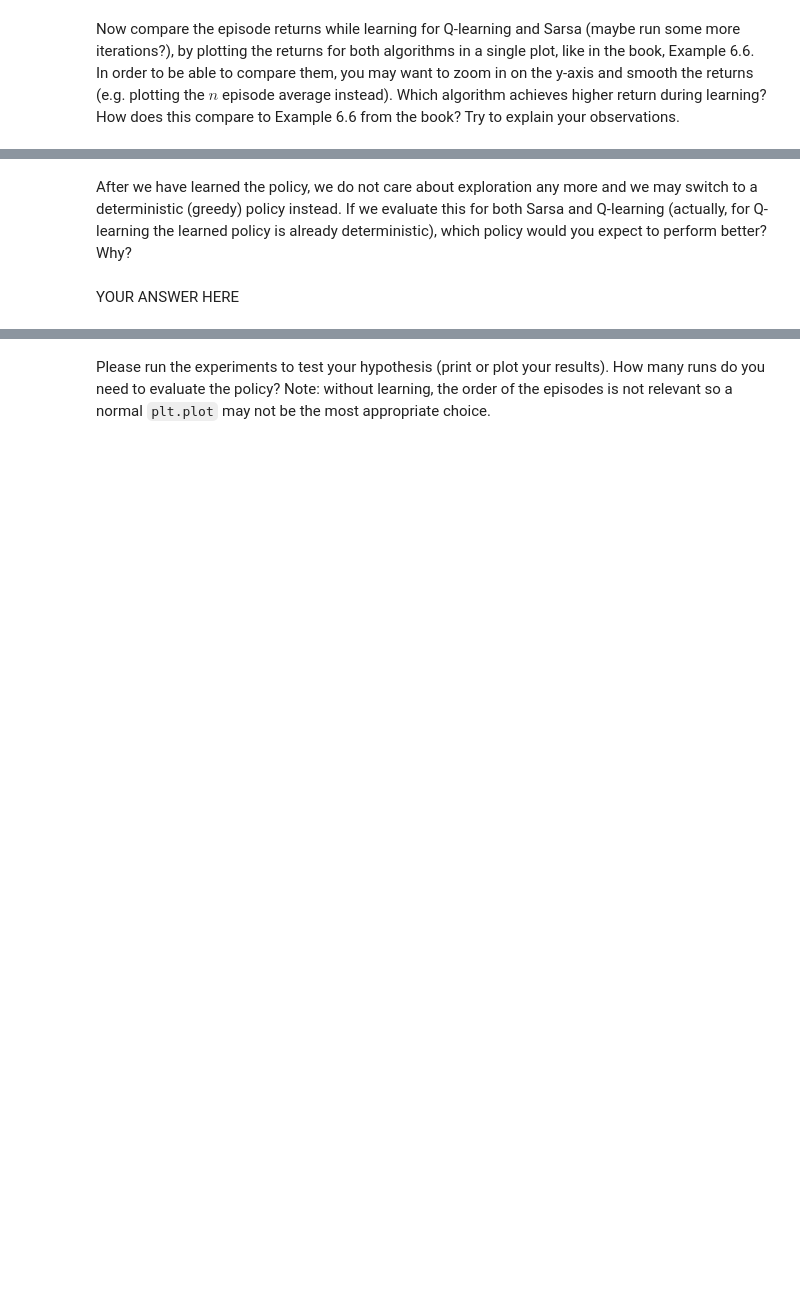
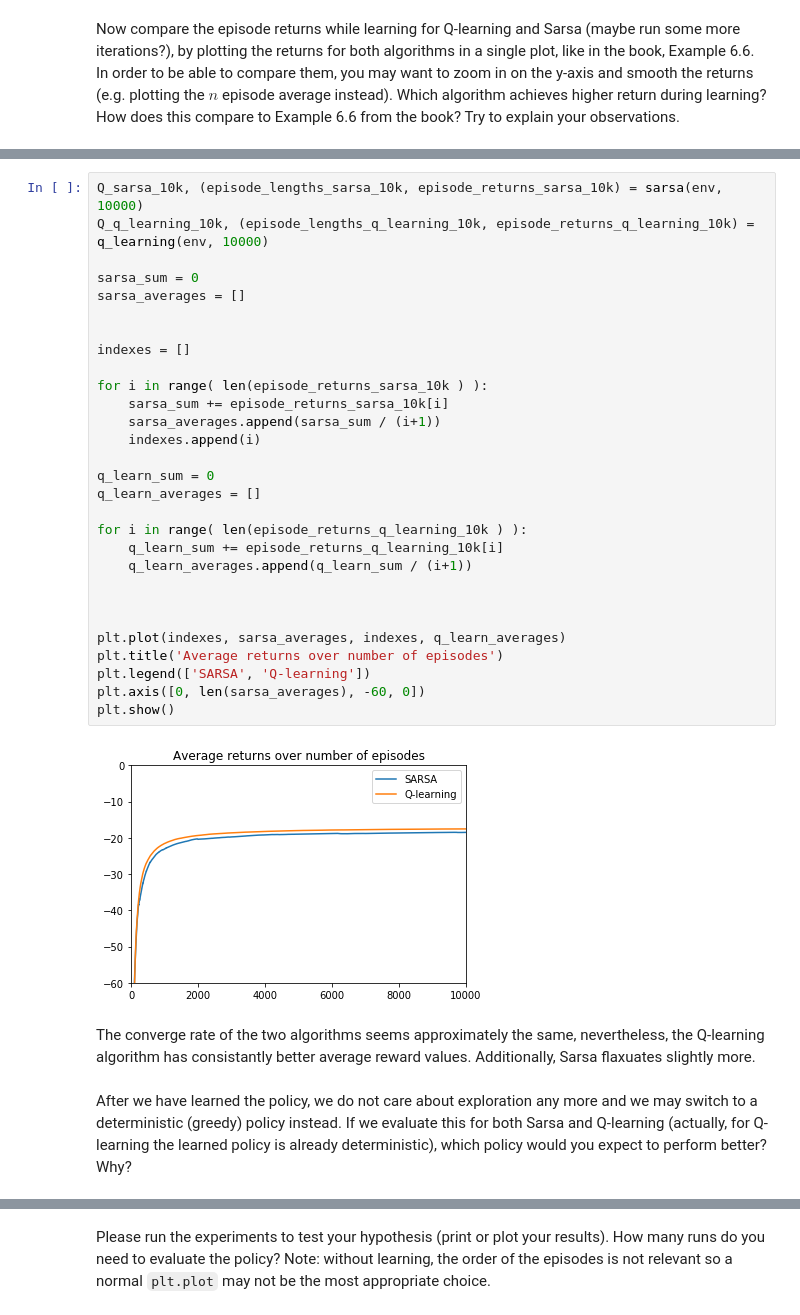
Before and after one commit to kondilidisn/RL, a Jupyter notebook: lab1.ipynb, the cells around one changed output, grey strips where cells are left out. Drawn from its saved outputs; the diff is of its cells as text; blank space fills up the shorter version.

```diff
--- a/lab1.ipynb
+++ b/lab1.ipynb
@@ -917,4 +908,35 @@ YOUR ANSWER HERE
+# %%
+Q_sarsa_10k, (episode_lengths_sarsa_10k, episode_returns_sarsa_10k) = sarsa(env, 10000)
+Q_q_learning_10k, (episode_lengths_q_learning_10k, episode_returns_q_learning_10k) = q_learning(env, 10000)
+
+sarsa_sum = 0
+sarsa_averages = []
+
+
+indexes = []
+
+for i in range( len(episode_returns_sarsa_10k ) ):
+    sarsa_sum += episode_returns_sarsa_10k[i]
+    sarsa_averages.append(sarsa_sum / (i+1))
+    indexes.append(i)
+
+q_learn_sum = 0
+q_learn_averages = []
+
+for i in range( len(episode_returns_q_learning_10k ) ):
+    q_learn_sum += episode_returns_q_learning_10k[i]
+    q_learn_averages.append(q_learn_sum / (i+1))
+
+
+
+plt.plot(indexes, sarsa_averages, indexes, q_learn_averages)
+plt.title('Average returns over number of episodes')
+plt.legend(['SARSA', 'Q-learning'])
+plt.axis([0, len(sarsa_averages), -60, 0])
+plt.show()
+# %% [output]
+[figure, added]
+# %% [markdown]
+The converge rate of the two algorithms seems approximately the same, nevertheless, the Q-learning algorithm has consistantly better average reward values. Additionally, Sarsa flaxuates slightly more.
 # %% [markdown]
 After we have learned the policy, we do not care about exploration any more and we may switch to a deterministic (greedy) policy instead. If we evaluate this for both Sarsa and Q-learning (actually, for Q-learning the learned policy is already deterministic), which policy would you expect to perform better? Why?
-# %% [markdown]
-YOUR ANSWER HERE
```
Also changed, not shown: parts of 18 cells of this notebook.
